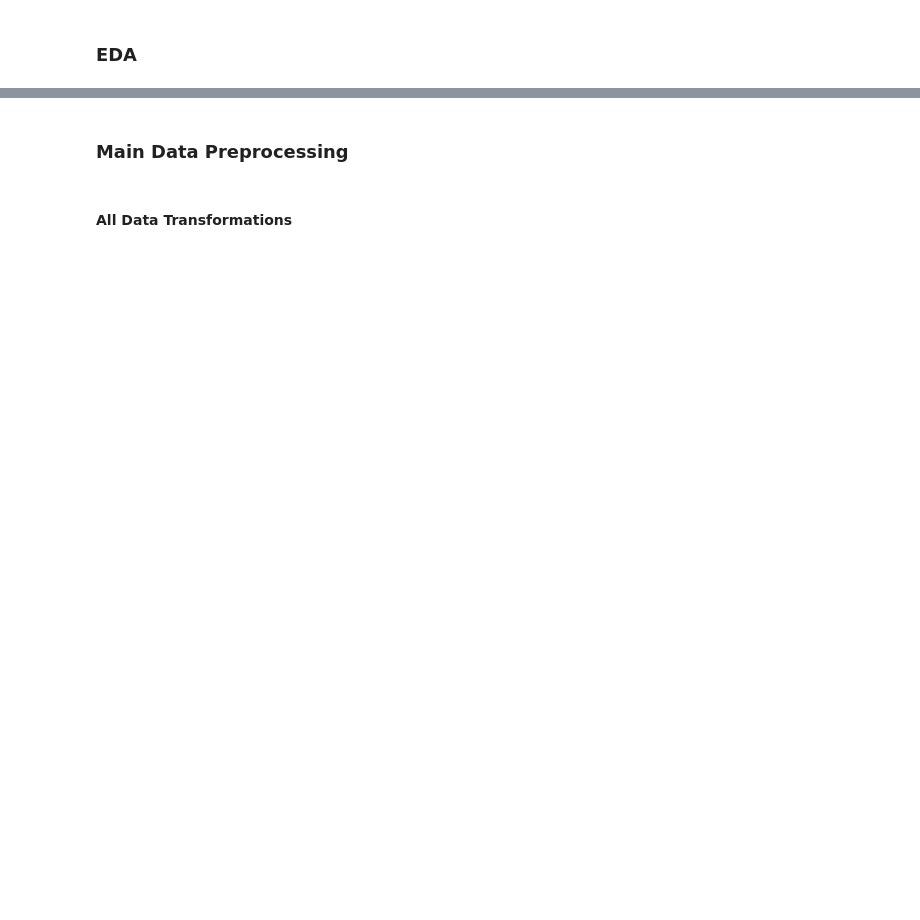
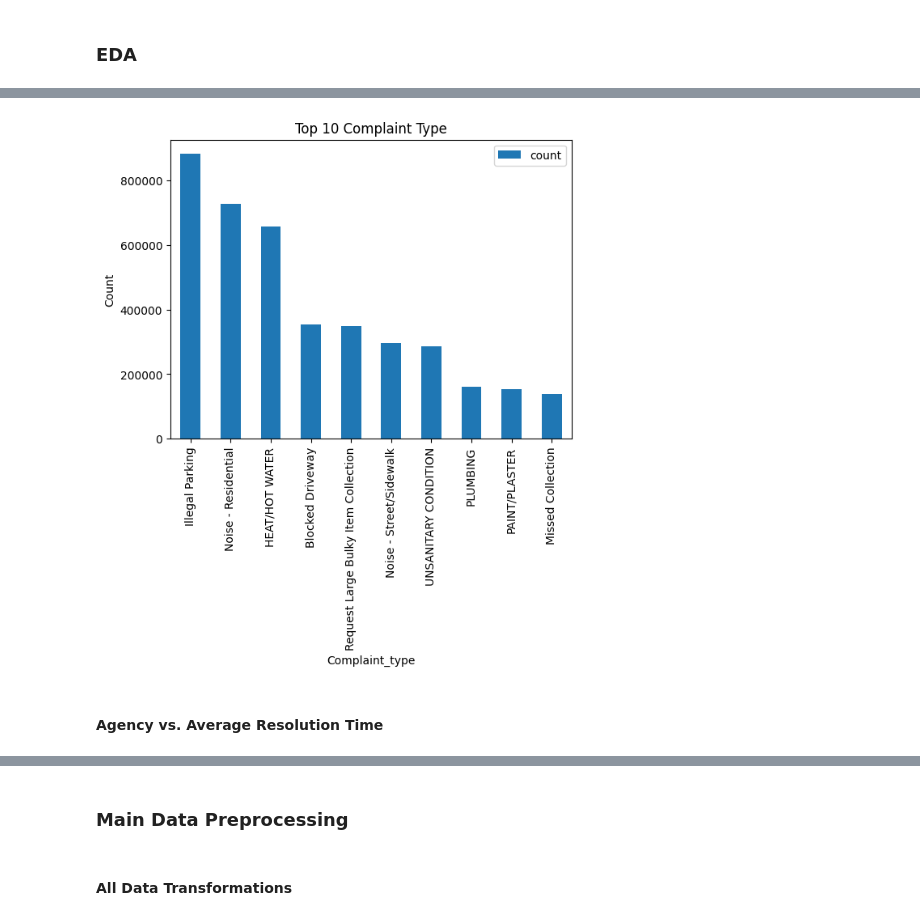
Before and after one commit to Hsin-Hung/NYC-311-Calls, a Jupyter notebook: src/data_preprocessing.ipynb, the cells around one changed output, grey strips where cells are left out. Cells and saved outputs as stored; diff of their text form; code cells hidden in the pictures; blank space fills up the shorter version.

```diff
--- a/src/data_preprocessing.ipynb
+++ b/src/data_preprocessing.ipynb
@@ -236,0 +251,6 @@ plt.show()
+# %%
+plot_dist(complaints, "complaint_type", 'count', "Complaint_type",'Count', 'Top 10 Complaint Type', 10)
+# %% [output]
+[figure, added]
+# %% [markdown]
+#### Agency vs. Average Resolution Time
```
Also changed, not shown: parts of 42 cells of this notebook.
